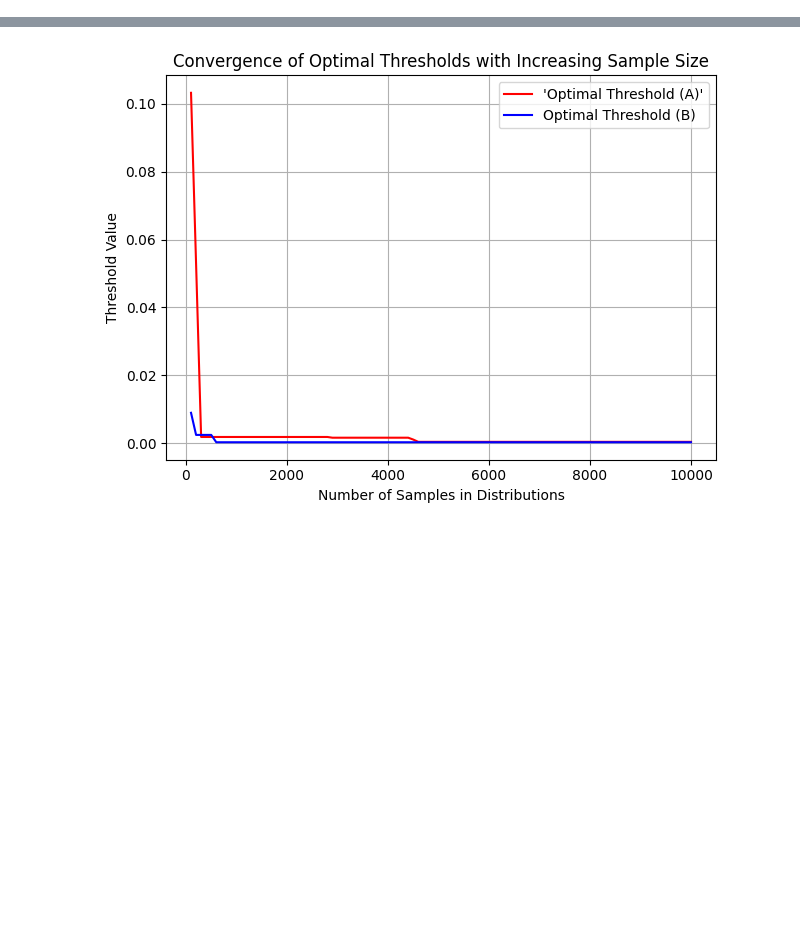
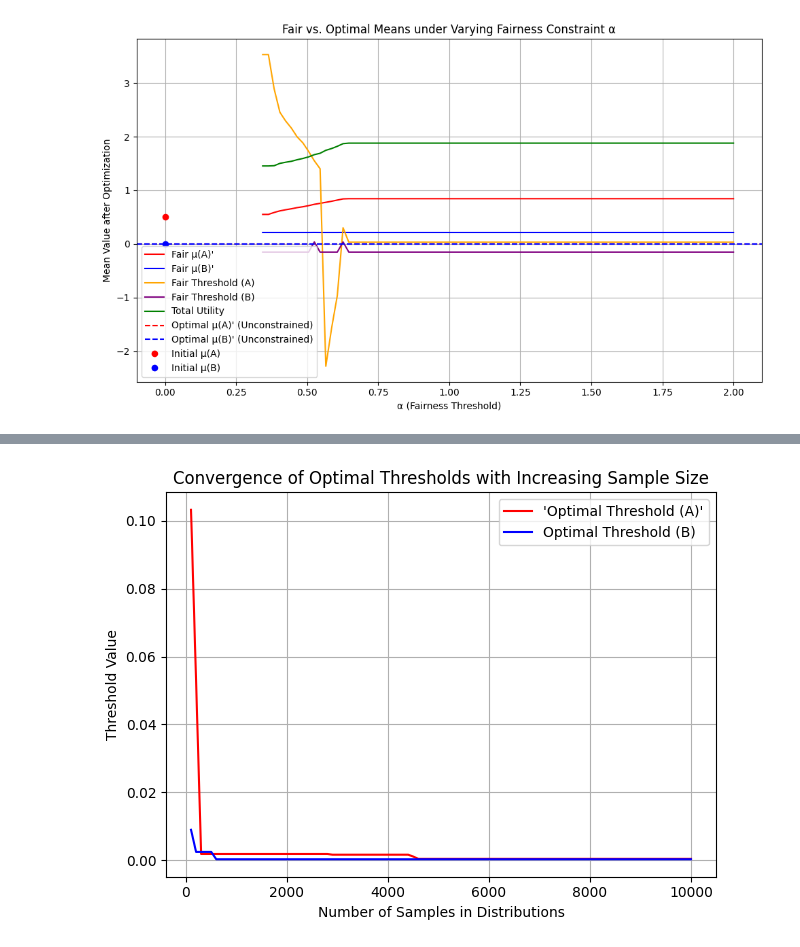
Before and after one commit to joeljins/RoAR, a Jupyter notebook: fairness.ipynb, the cells around one changed output, grey strips where cells are left out. Saved outputs shown, nothing was run; the diff lists cells and outputs as text; code cells hidden in the pictures; blank space fills up the shorter version.

```diff
--- a/fairness.ipynb
+++ b/fairness.ipynb
@@ -4,7 +4,8 @@ from scipy.stats import norm
 import matplotlib.pyplot as plt
 from scipy.stats import gaussian_kde
 import itertools
-
+import ipywidgets as widgets
+from IPython.display import display
 np.random.seed(1)
 
 # p : X -> [0,1]
@@ -98,10 +99,8 @@ def fair_opt_step(A, B, u_plus, u_minus, c_plus, c_minus, alpha):
     total_util = w_a * util_A + w_b * util_B
 
     # Mask utilities violating fairness constraint
-    copy = total_util.copy()
+
     total_util[fairness_diff > alpha] = -np.inf
-    fair_util = total_util.copy()
-    total_util = copy
 
     flat_idx = np.argmax(total_util)
     i_idx, j_idx = np.unravel_index(flat_idx, total_util.shape)
@@ -113,24 +112,18 @@ def fair_opt_step(A, B, u_plus, u_minus, c_plus, c_minus, alpha):
 
     max_util = total_util[i_idx, j_idx]
 
-    return (opt_A, opt_B, max_util, updated_samples, total_util)
+    return (opt_A, opt_B, max_util, updated_samples, total_util[i_idx][j_idx])
 # %%
-# Fairness optimization with varying alpha values
-# This code optimizes the means of two distributions A and B under a fairness constraint defined by alpha.
-
-import numpy as np
-import matplotlib.pyplot as plt
-
 # Distribution parameters
 mean_a, std_a = 0.5, 1
 mean_b, std_b = 0, 1
 
-# Range of alpha values to test
+# Domain of alpha values to test
 alpha_min, alpha_max = 0, 2
 alphas = np.linspace(alpha_min, alpha_max, num=100)
 
 # Sample size of each distribution
-sample_size = 3000
+sample_size = 1000
 
 # Generate samples from normal distributions
 np.random.seed(1)
@@ -141,38 +134,89 @@ b = np.random.normal(mean_b, std_b, sample_size)
 x = []
 fair_mean_A = []
 fair_mean_B = []
+fair_threshold_A = []
+fair_threshold_B = []
+total_util = []
 
 # Unconstrained optimal means
-opt_result_A = opt_step(a, 1, -1, 1, -1)[0]
-opt_result_B = opt_step(b, 1, -1, 1, -1)[0]
+opt_result_A = opt_step(a, 1, -1, 1, -1)[1]
+opt_result_B = opt_step(b, 1, -1, 1, -1)[1]
 y3 = np.mean(opt_result_A)
 y4 = np.mean(opt_result_B)
 
 # Run fair optimization over a range of alpha values
 for alpha in alphas:
-    updated_samples = fair_opt_step(a, b, 1, -1, 1, -1, alpha)[3]
-    if updated_samples is not None:
-        A, B = updated_samples
-        if np.abs(np.mean(A) - np.mean(B)) > alpha:
+    results = fair_opt_step(a, b, 1, -1, 1, -1, alpha)
+    if results is not None:
+        A, B = results[3]
+        if np.abs(A - B) > alpha:
             # Only store results if the fairness constraint is satisfied
             continue
         x.append(alpha)
         fair_mean_A.append(A)
         fair_mean_B.append(B)
+        fair_threshold_A.append(results[0])
+        fair_threshold_B.append(results[1])
+        total_util.append(((results[4])*0.01))
 
 # Plotting
 plt.figure(figsize=(10, 6))
 plt.plot(x, fair_mean_A, label="Fair μ(A)'", color='red')
 plt.plot(x, fair_mean_B, label="Fair μ(B)'", color='blue')
+plt.plot(x, fair_threshold_A, label="Fair Threshold (A)", color='orange')
+plt.plot(x, fair_threshold_B, label="Fair Threshold (B)", color='purple')
+plt.plot(x, total_util, label='Total Utility', color='green')
 plt.axhline(y3, color='red', linestyle='--', label='Optimal μ(A)\' (Unconstrained)')
 plt.axhline(y4, color='blue', linestyle='--', label='Optimal μ(B)\' (Unconstrained)')
 plt.plot(0, mean_a, 'ro', label='Initial μ(A)')
 plt.plot(0, mean_b, 'bo', label='Initial μ(B)')
 
 plt.title("Fair vs. Optimal Means under Varying Fairness Constraint α")
 plt.xlabel("α (Fairness Threshold)")
 plt.ylabel("Mean Value after Optimization")
 plt.legend()
 plt.grid(True)
 plt.tight_layout()
 plt.show()
+
+def plot_fairness(show_means=True, show_thresholds=True, show_utility=True):
+    plt.figure(figsize=(10, 6))
+
+    if show_means:
+        plt.plot(x, fair_mean_A, label="Fair μ(A)'", color='red')
+        plt.plot(x, fair_mean_B, label="Fair μ(B)'", color='blue')
+        plt.axhline(y3, color='red', linestyle='--', label='Optimal μ(A)\' (Unconstrained)')
+        plt.axhline(y4, color='blue', linestyle='--', label='Optimal μ(B)\' (Unconstrained)')
+        plt.plot(0, mean_a, 'ro', label='Initial μ(A)')
+        plt.plot(0, mean_b, 'bo', label='Initial μ(B)')
+
+    if show_thresholds:
+        plt.plot(x, fair_threshold_A, label="Fair Threshold (A)", color='orange')
+        plt.plot(x, fair_threshold_B, label="Fair Threshold (B)", color='purple')
+
+    if show_utility:
+        plt.plot(x, total_util, label='Total Utility', color='green')
+
+    plt.title("Fair vs. Optimal Means under Varying Fairness Constraint α")
+    plt.xlabel("α (Fairness Threshold)")
+    plt.ylabel("Metric Value")
+    plt.legend()
+    plt.grid(True)
+    plt.tight_layout()
+    plt.show()
+
+# Toggle widgets
+means_toggle = widgets.Checkbox(value=True, description='Show Means')
+thresholds_toggle = widgets.Checkbox(value=True, description='Show Thresholds')
+utility_toggle = widgets.Checkbox(value=True, description='Show Utility')
+
+ui = widgets.HBox([means_toggle, thresholds_toggle, utility_toggle])
+out = widgets.interactive_output(plot_fairness, {
+    'show_means': means_toggle,
+    'show_thresholds': thresholds_toggle,
+    'show_utility': utility_toggle
+})
+
+display(ui, out)
+# %% [output]
+[figure, added]
```
Also changed, not shown: parts of 8 cells of this notebook.
